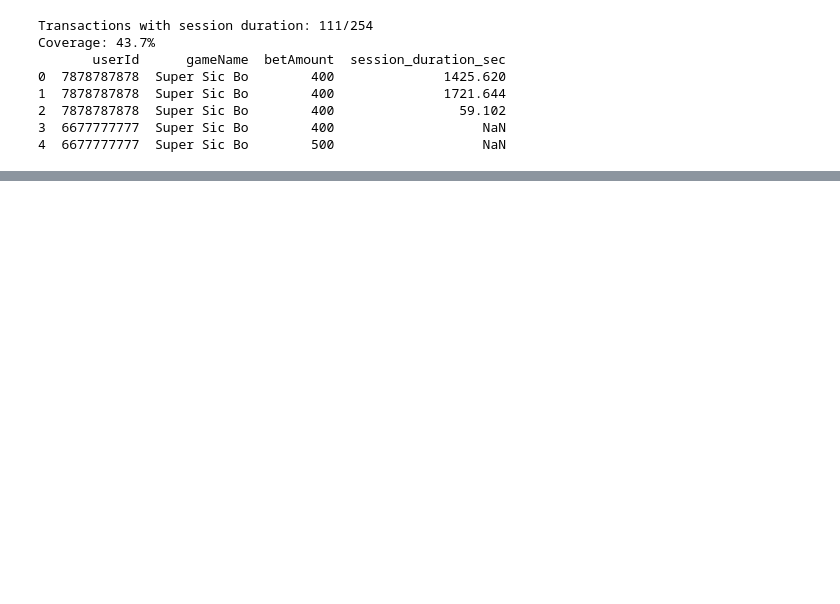
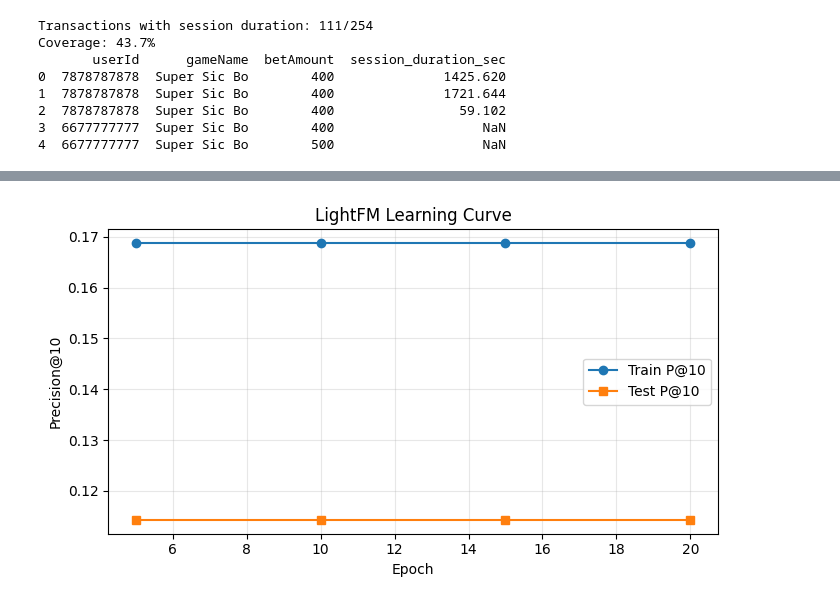
Before and after one commit to AyushDubeyaquagaming/Hybrid-RecSys, a Jupyter notebook: lightfm/recsys_real_data.ipynb, the cells around one changed output, grey strips where cells are left out. Saved outputs shown, nothing was run; the diff lists cells and outputs as text; code cells hidden in the pictures; blank space fills up the shorter version.

```diff
--- a/lightfm/recsys_real_data.ipynb
+++ b/lightfm/recsys_real_data.ipynb
@@ -1000,0 +1233,89 @@ freq          4                 4
+# %%
+# Evaluation metrics + sample recommendations
+
+final_train_p10 = precision_at_k(
+    model, train_interactions,
+    user_features=user_features_matrix,
+    item_features=item_features_matrix,
+    k=10, num_threads=4,
+).mean()
+
+final_test_p10 = precision_at_k(
+    model, test_interactions,
+    user_features=user_features_matrix,
+    item_features=item_features_matrix,
+    k=10, num_threads=4,
+).mean()
+
+final_train_auc = auc_score(
+    model, train_interactions,
+    user_features=user_features_matrix,
+    item_features=item_features_matrix,
+    num_threads=4,
+).mean()
+
+final_test_auc = auc_score(
+    model, test_interactions,
+    user_features=user_features_matrix,
+    item_features=item_features_matrix,
+    num_threads=4,
+).mean()
+
+print('=' * 52)
+print('LightFM Evaluation Summary')
+print('=' * 52)
+print(f'Train Precision@10: {final_train_p10:.4f}')
+print(f'Test  Precision@10: {final_test_p10:.4f}')
+print(f'Train AUC:          {final_train_auc:.4f}')
+print(f'Test  AUC:          {final_test_auc:.4f}')
+print(f'Generalization gap: {(final_train_p10 - final_test_p10):.4f}')
+
+if len(train_hist) > 0:
+    ckpts = [5 * (i + 1) for i in range(len(train_hist))]
+    plt.figure(figsize=(7, 4))
+    plt.plot(ckpts, train_hist, marker='o', label='Train P@10')
+    plt.plot(ckpts, test_hist, marker='s', label='Test P@10')
+    plt.title('LightFM Learning Curve')
+    plt.xlabel('Epoch')
+    plt.ylabel('Precision@10')
+    plt.grid(alpha=0.3)
+    plt.legend()
+    plt.tight_layout()
+    plt.show()
+
+# Recommendation preview helper
+user_id_map, user_feat_map, item_id_map, item_feat_map = dataset.mapping()
+idx_to_item = {idx: item for item, idx in item_id_map.items()}
+
+train_csr = csr_matrix(train_interactions)
+all_item_ids = np.arange(train_csr.shape[1])
+
+def recommend_for_user(raw_user_id: str, k: int = 5):
+    if raw_user_id not in user_id_map:
+        return pd.DataFrame(columns=['gameId', 'score'])
+
+    uid = user_id_map[raw_user_id]
+    scores = model.predict(
+        user_ids=np.repeat(uid, len(all_item_ids)),
+        item_ids=all_item_ids,
+        user_features=user_features_matrix,
+        item_features=item_features_matrix,
+        num_threads=4,
+    )
+
+    known = set(train_csr[uid].indices)
+    if known:
+        scores[list(known)] = -np.inf
+
+    topk = np.argpartition(scores, -k)[-k:]
+    topk = topk[np.argsort(scores[topk])[::-1]]
+    return pd.DataFrame({
+        'gameId': [idx_to_item[i] for i in topk],
+        'score': [float(scores[i]) for i in topk],
+    })
+
+sample_user = str(active_users[0]) if len(active_users) > 0 else None
+if sample_user is not None:
+    print(f'\nSample recommendations for user: {sample_user}')
+    display(recommend_for_user(sample_user, k=5))
+# %% [output]
@@ -1000,0 +1330 @@ freq          4                 4
+[figure, added]
```
Also changed, not shown: parts of 32 cells of this notebook.
